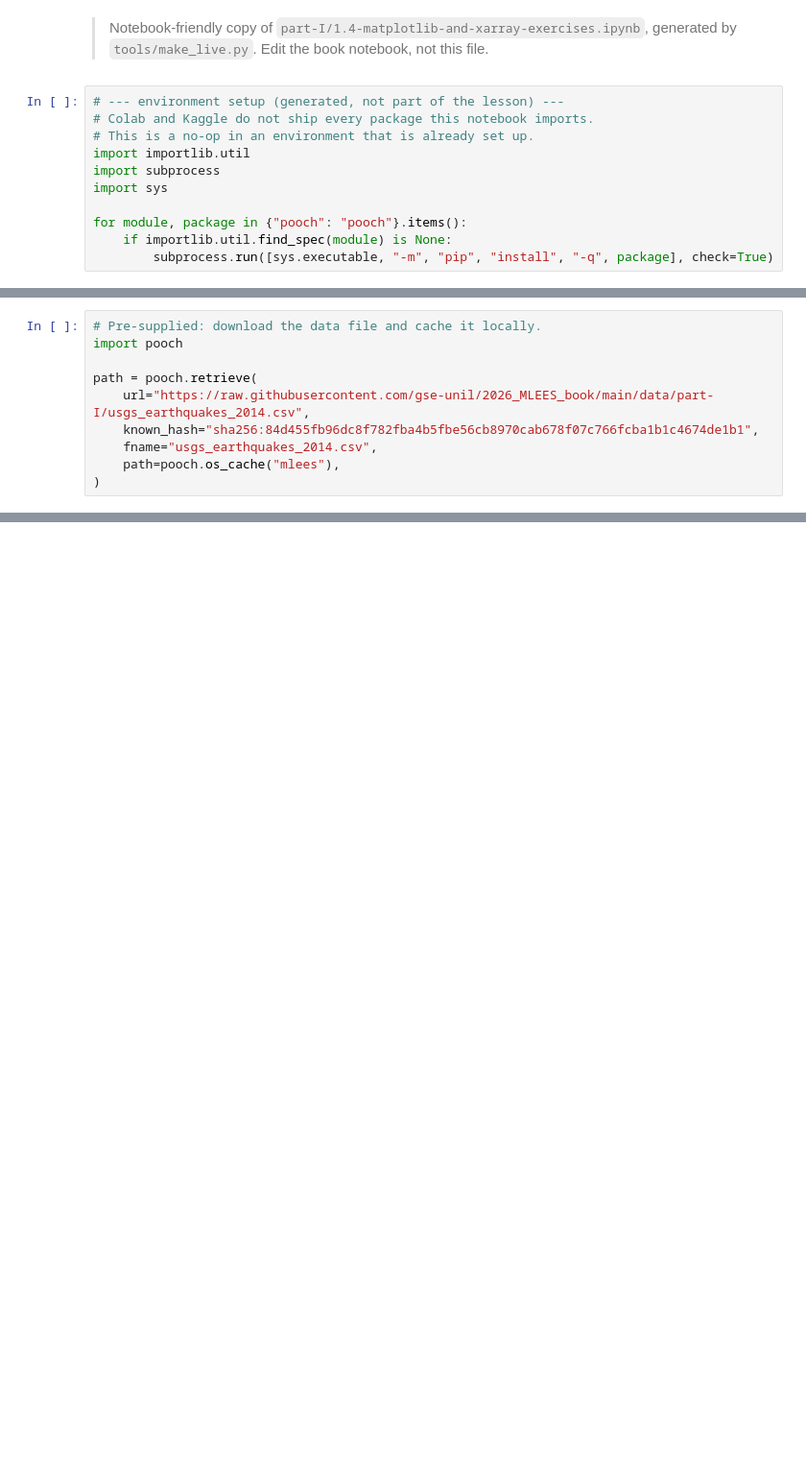
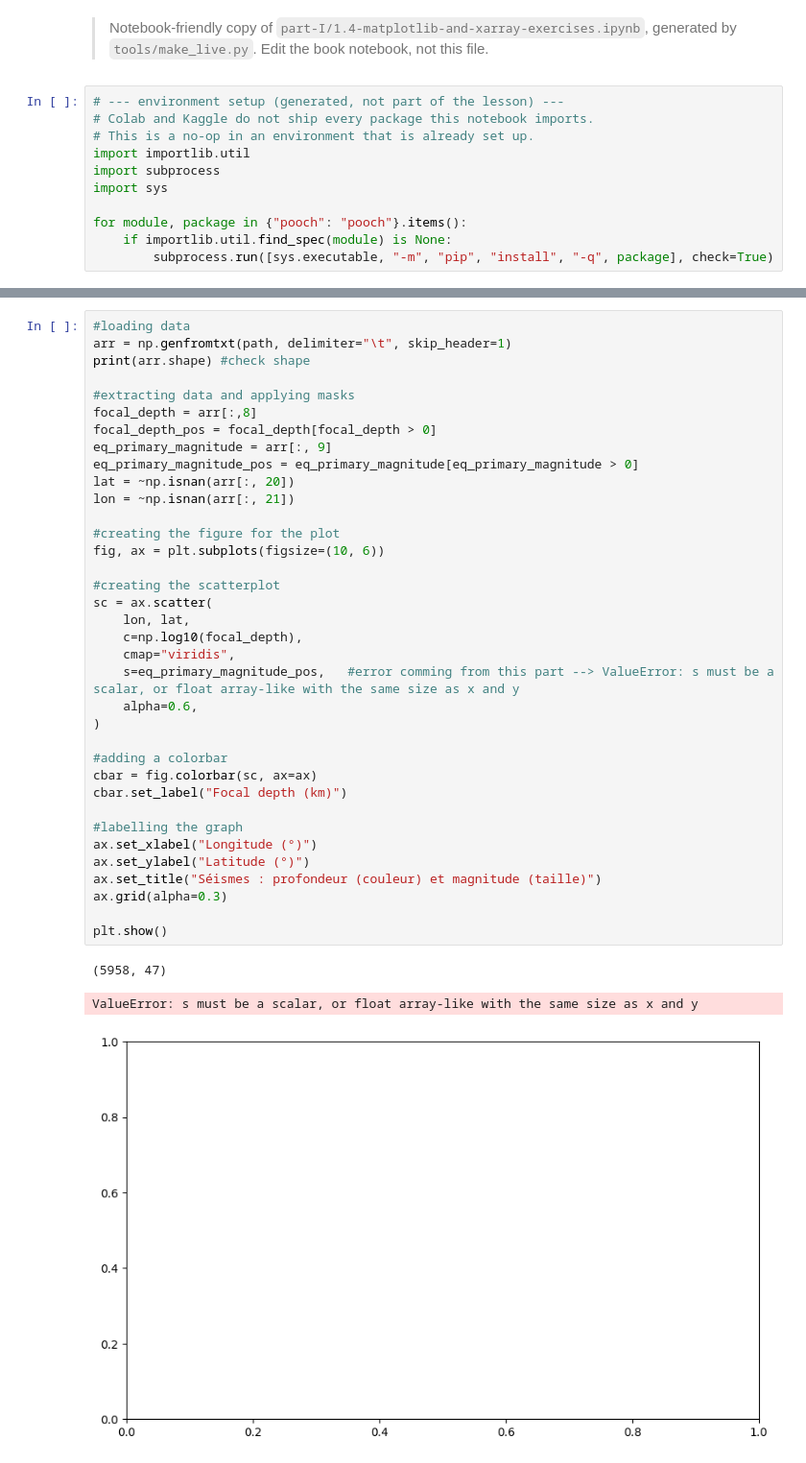
Before and after one commit to MaximeG2110/2026_Intro_Python, a Jupyter notebook: live/part-I/FEEDBACK_GALLEY.ipynb, the cells around one changed output, grey strips where cells are left out. Shown at 96% size. Saved outputs shown, nothing was run; the diff lists cells and outputs as text; blank space fills up the shorter version.

```diff
--- a/live/part-I/FEEDBACK_GALLEY.ipynb
+++ b/live/part-I/FEEDBACK_GALLEY.ipynb
@@ -551,10 +56,0 @@ Rebuild it.
-# %%
-# Pre-supplied: download the data file and cache it locally.
-import pooch
-
-path = pooch.retrieve(
-    url="https://raw.githubusercontent.com/gse-unil/2026_MLEES_book/main/data/part-I/usgs_earthquakes_2014.csv",
-    known_hash="sha256:84d455fb96dc8f782fba4b5fbe56cb8970cab678f07c766fcba1b1c4674de1b1",
-    fname="usgs_earthquakes_2014.csv",
-    path=pooch.os_cache("mlees"),
-)
@@ -578,0 +59,40 @@ Downloading data from 'https://raw.githubusercontent.com/gse-unil/2026_MLEES_boo
+# %%
+#loading data
+arr = np.genfromtxt(path, delimiter="\t", skip_header=1)
+print(arr.shape) #check shape
+
+#extracting data and applying masks
+focal_depth = arr[:,8]
+focal_depth_pos = focal_depth[focal_depth > 0]
+eq_primary_magnitude = arr[:, 9]
+eq_primary_magnitude_pos = eq_primary_magnitude[eq_primary_magnitude > 0]
+lat = ~np.isnan(arr[:, 20])
+lon = ~np.isnan(arr[:, 21])
+
+#creating the figure for the plot
+fig, ax = plt.subplots(figsize=(10, 6))
+
+#creating the scatterplot
+sc = ax.scatter(
+    lon, lat,
+    c=np.log10(focal_depth),
+    cmap="viridis",
+    s=eq_primary_magnitude_pos,   #error comming from this part --> ValueError: s must be a scalar, or float array-like with the same size as x and y
+    alpha=0.6,
+)
+
+#adding a colorbar
+cbar = fig.colorbar(sc, ax=ax)
+cbar.set_label("Focal depth (km)")
+
+#labelling the graph
+ax.set_xlabel("Longitude (°)")
+ax.set_ylabel("Latitude (°)")
+ax.set_title("Séismes : profondeur (couleur) et magnitude (taille)")
+ax.grid(alpha=0.3)
+
+plt.show()
+# %% [output]
+(5958, 47)
+ValueError: s must be a scalar, or float array-like with the same size as x and y
+[figure, added]
```
Also changed, not shown: parts of 65 cells of this notebook.
